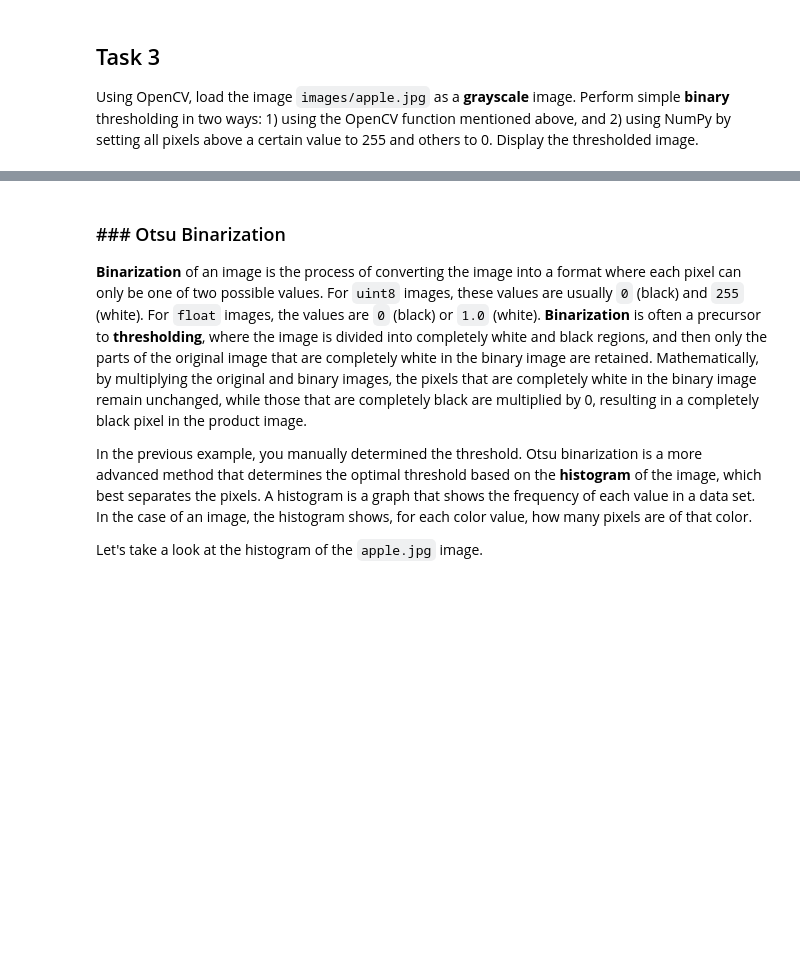
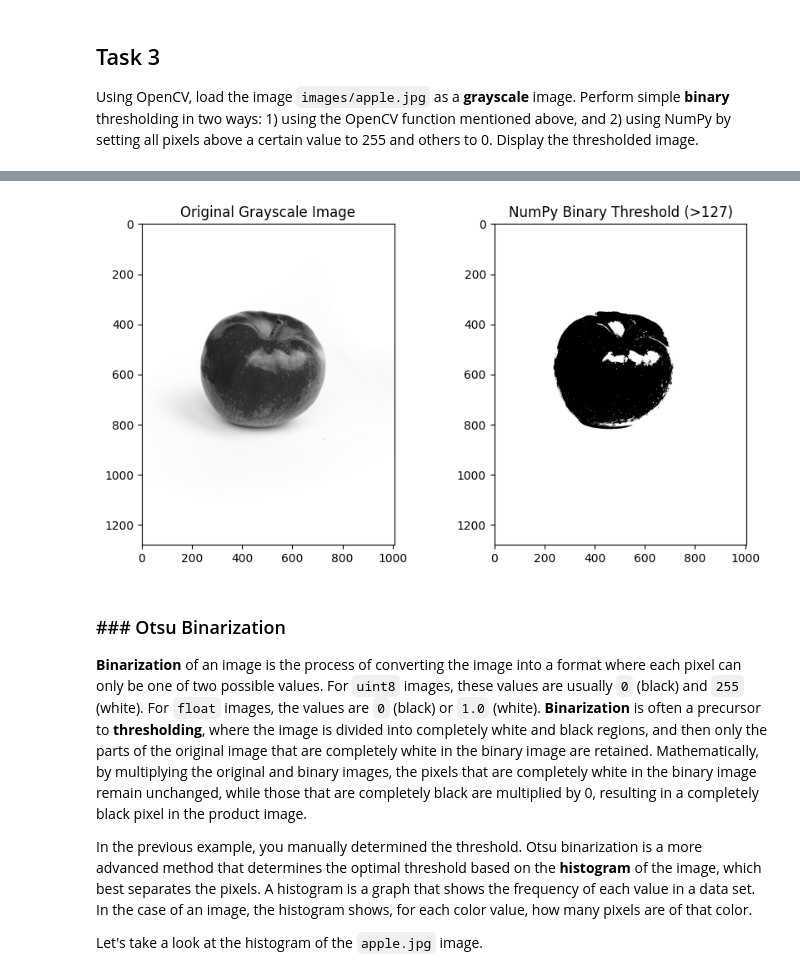
Before and after one commit to modobasic/rv-lab.vjezbe, a Jupyter notebook: lab3.ipynb, the cells around one changed output, grey strips where cells are left out. Saved outputs shown, nothing was run; the diff lists cells and outputs as text; code cells hidden in the pictures; blank space fills up the shorter version.

```diff
--- a/lab3.ipynb
+++ b/lab3.ipynb
@@ -120,3 +137,29 @@ cp: cannot stat 'clone/.': No such file or directory
+# %%
+# Apply binary thresholding using NumPy
+# We already have img_apple loaded from the previous cell.
+# Define a threshold value (can be the same as for OpenCV or different)
+
+if img_apple is None:
+    print("Error: 'img_apple' is not loaded. Please ensure the previous cell ran successfully.")
+else:
+    thresh_val_np = 127 # Using the same threshold for consistency
+
+    # Create a copy to avoid modifying the original img_apple directly
+    thresh_numpy = np.copy(img_apple)
+    thresh_numpy[thresh_numpy > thresh_val_np] = 255
+    thresh_numpy[thresh_numpy <= thresh_val_np] = 0
+
+    # Display the results
+    plt.figure(figsize=(10, 5))
+    plt.subplot(1, 2, 1)
+    plt.imshow(img_apple, cmap='gray')
+    plt.title('Original Grayscale Image')
+    plt.subplot(1, 2, 2)
+    plt.imshow(thresh_numpy, cmap='gray')
+    plt.title(f'NumPy Binary Threshold (>{thresh_val_np})')
+    plt.show()
+# %% [output]
+[figure, added]
 # %% [markdown]
 ### ### Otsu Binarization
 
```
Also changed, not shown: parts of 21 cells of this notebook.
